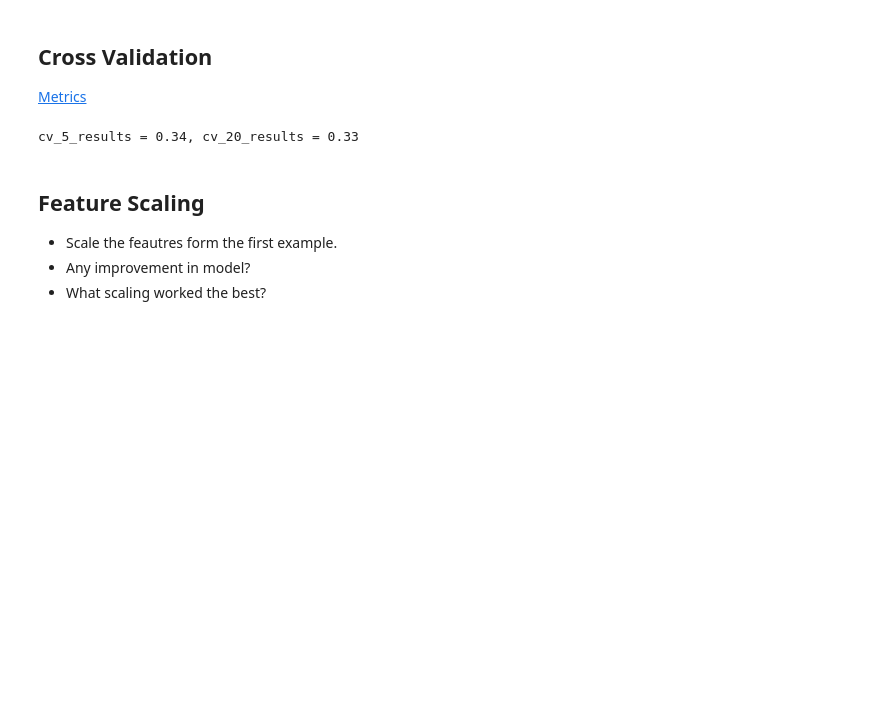
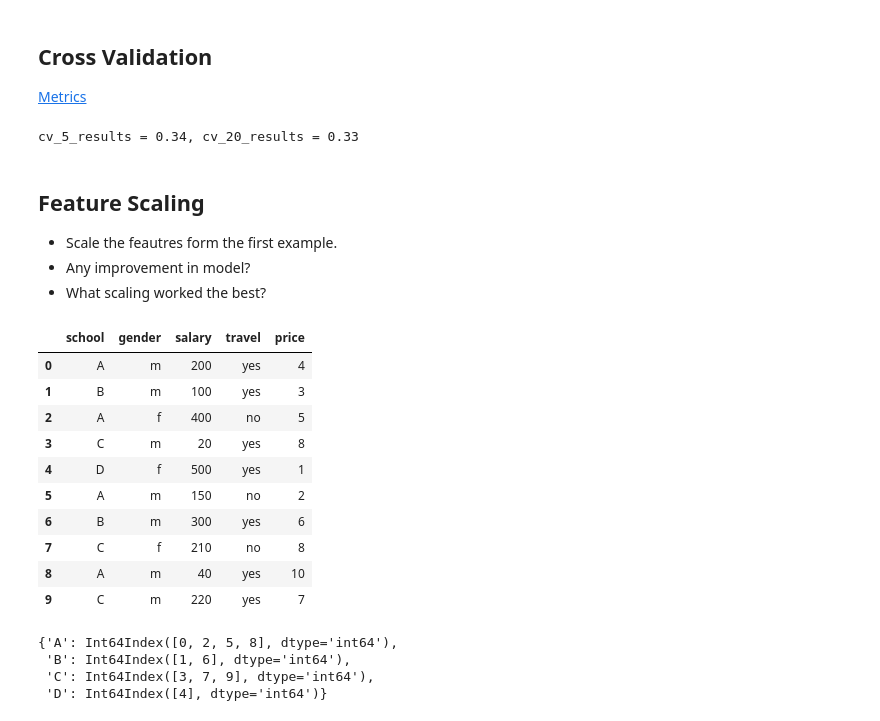
Before and after one commit to NextLmabda/classMaterials, a Jupyter notebook: Module3 - Linear Regression/Multiple Linear Regression/Multiple Regression.ipynb, the cells around one changed output. Saved outputs shown, nothing was run; the diff lists cells and outputs as text; code cells hidden in the pictures; blank space fills up the shorter version.

```diff
--- a/Module3 - Linear Regression/Multiple Linear Regression/Multiple Regression.ipynb
+++ b/Module3 - Linear Regression/Multiple Linear Regression/Multiple Regression.ipynb
@@ -587,0 +591,22 @@ cv_5_results = 0.34, cv_20_results = 0.33
+# %%
+dictL = {'school': ['A', 'B', 'A', 'C', 'D', 'A', 'B', 'C', 'A', 'C'],
+        'gender': ['m', 'm', 'f', 'm', 'f', 'm', 'm', 'f', 'm', 'm'],
+        'salary': [200, 100, 400, 20, 500, 150, 300, 210, 40, 220],
+         'travel': ['yes', 'yes', 'no', 'yes', 'yes', 'no', 'yes', 'no', 'yes', 'yes'],
+        'price': [4, 3, 5, 8, 1, 2, 6, 8, 10, 7]}
+# %%
+df = pd.DataFrame(dictL)
+# %%
+df
+# %% [output]
+|  | school | gender | salary | travel | price |
+| 0 | A | m | 200 | yes | 4 |
+| 1 | B | m | 100 | yes | 3 |
+| 2 | A | f | 400 | no | 5 |
+| 3 | C | m | 20 | yes | 8 |
+| 4 | D | f | 500 | yes | 1 |
+| 5 | A | m | 150 | no | 2 |
+| 6 | B | m | 300 | yes | 6 |
+| 7 | C | f | 210 | no | 8 |
+| 8 | A | m | 40 | yes | 10 |
+| 9 | C | m | 220 | yes | 7 |
@@ -587,0 +615,7 @@ cv_5_results = 0.34, cv_20_results = 0.33
+# %%
+grouped.groups
+# %% [output]
+{'A': Int64Index([0, 2, 5, 8], dtype='int64'),
+ 'B': Int64Index([1, 6], dtype='int64'),
+ 'C': Int64Index([3, 7, 9], dtype='int64'),
+ 'D': Int64Index([4], dtype='int64')}
```
Also changed, not shown: parts of 9 cells of this notebook, 8 other files.
